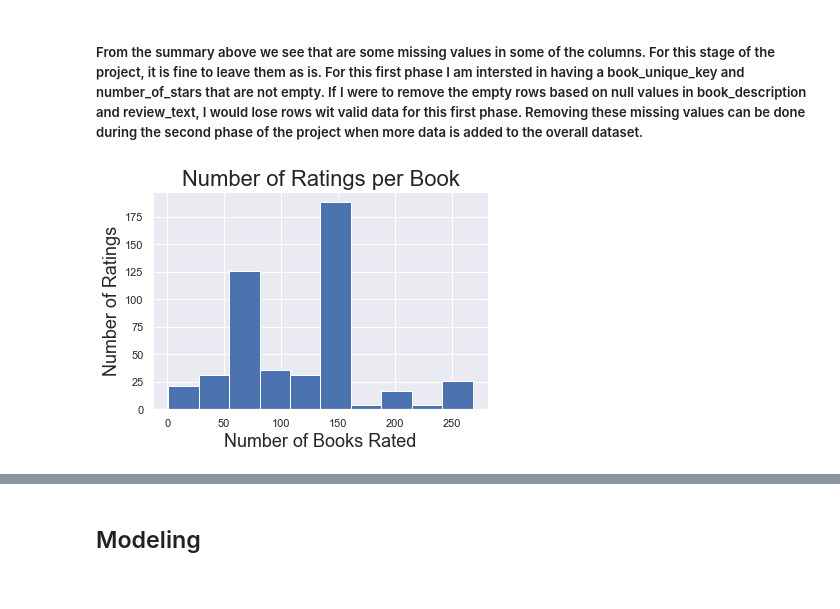
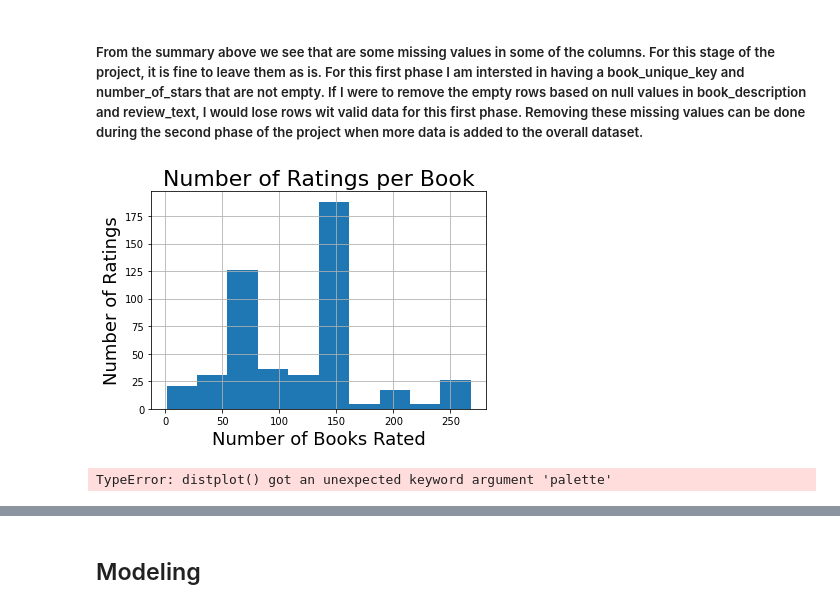
Before and after one commit to angelicacodes/book_recommendation, a Jupyter notebook: notebooks/final/final_2.ipynb, the cells around one changed output, grey strips where cells are left out. Saved outputs shown, nothing was run; the diff lists cells and outputs as text; code cells hidden in the pictures.

```diff
--- a/notebooks/final/final_2.ipynb
+++ b/notebooks/final/final_2.ipynb
@@ -258,18 +258,20 @@ dtypes: float64(1), int64(3), object(6)
 memory usage: 4.6+ MB
 # %% [markdown]
 ##### From the summary above we see that are some missing values in some of the columns. For this stage of the project, it is fine to leave them as is. For this first phase I am intersted in having a book_unique_key and number_of_stars that are not empty. If I were to remove the empty rows based on null values in book_description and review_text, I would lose rows wit valid data for this first phase.  Removing these missing values can be done during the second phase of the project when more data is added to the overall dataset.
+# %%
+df_pd= pd.read_csv('../../data/final/comb_df_clean.csv')
 # %%
 # look at ratings distribution
 
-ratings_num=comb_df8.groupby('book_unique_key')['number_of_stars'].count().sort_values(ascending= False)
+ratings_num=df_pd.groupby('book_unique_key')['number_of_stars'].count().sort_values(ascending= False)
 
 plt.hist(ratings_num, bins= 10);
 plt.xlabel('Number of Books Rated', size = 18)
 plt.ylabel('Number of Ratings', size= 18)
 plt.title('Number of Ratings per Book', size= 22)
 plt.grid(True)
 plt.savefig('../../reports/Visualizations/book_ratings.png', dpi= 300)
 
 plt.show()
 # %% [output]
-[figure, old version]
+[figure, new version]
@@ -275,0 +283,7 @@ plt.show()
+# %%
+#sns.hist(ratings_num, bins = 10)
+
+sns.distplot(ratings_num, hist= True, kde=False, bins= 3, palette= colors)
+plt.tick_params(labelsize = 10)
+# %% [output]
+TypeError: distplot() got an unexpected keyword argument 'palette'
```
Also changed, not shown: parts of 10 cells of this notebook, 4 other files.
